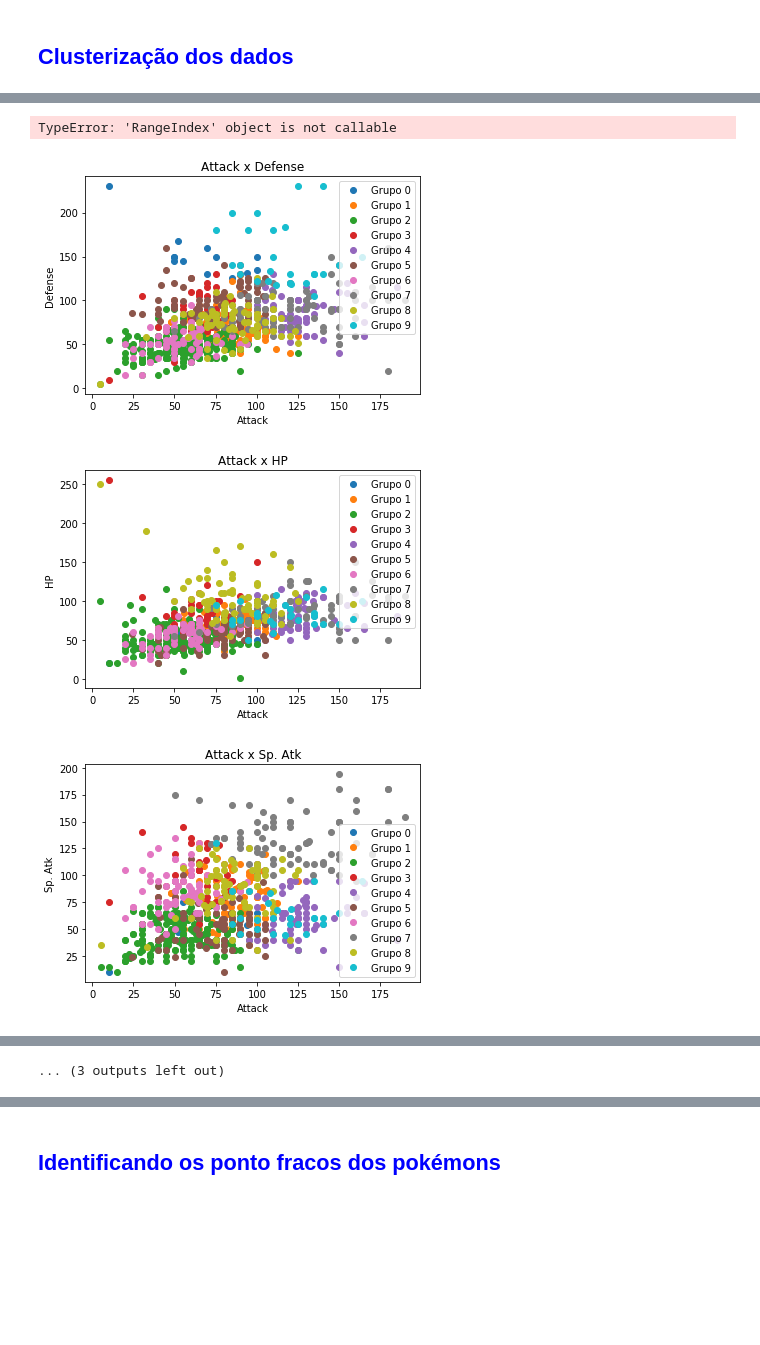
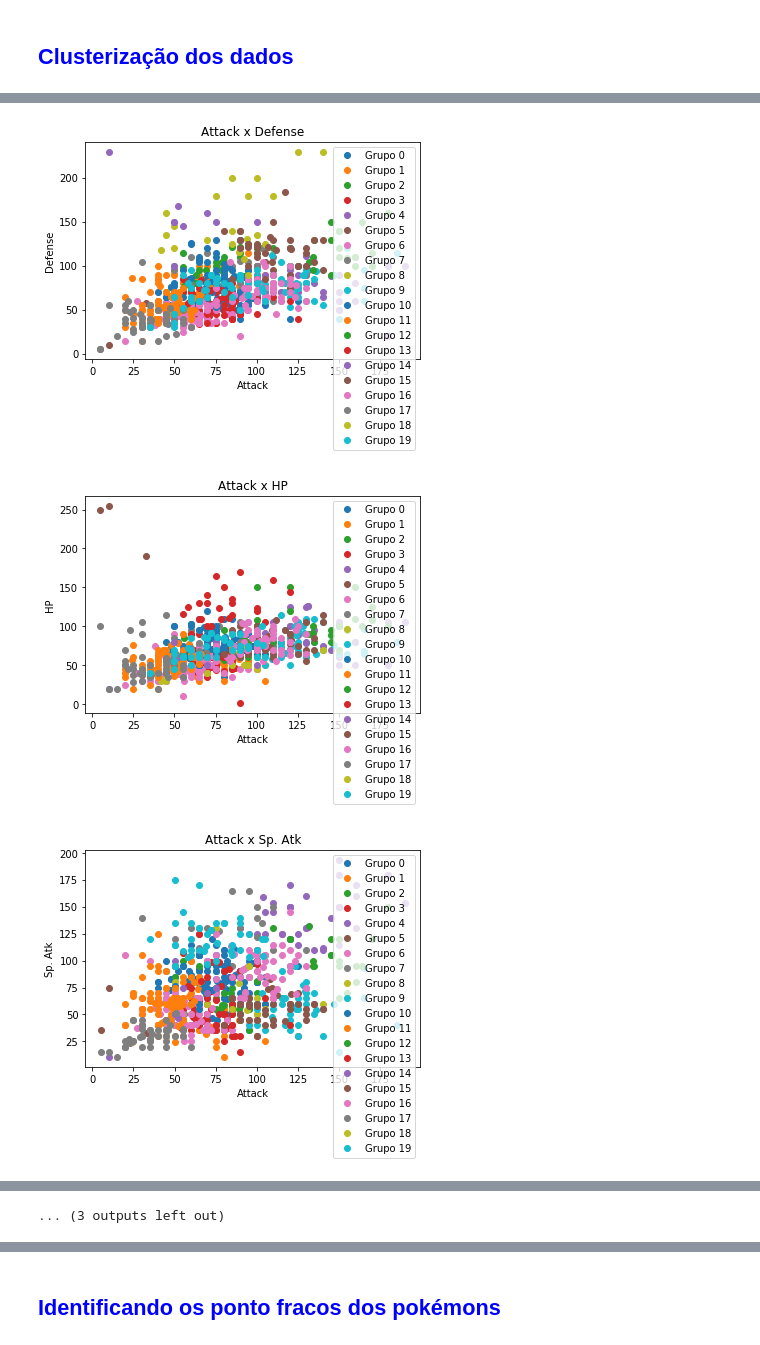
Before and after one commit to mauricioha/Projeto-3---CD, a Jupyter notebook: P3.ipynb, the cells around one changed output, grey strips where cells are left out. Drawn from its saved outputs; the diff is of its cells as text; code cells hidden in the pictures; blank space fills up the shorter version.

Commit message:
Maurício
Arrumei o código do pokemon e coloquei input. Realoquei ele porque estava antes da clusterização.

```diff
--- a/P3.ipynb
+++ b/P3.ipynb
@@ -45,7 +44,7 @@ Nota-se que, através da análise dos atributos de ataque, defesa, velocidade, H
 # %%
 #Clusterização dos dados, considerando os 6 atributos do pokémon. Código baseado em "clustering_SKL.ipynb" da aula 27
 dados_entrada = pokedex.loc[:,("Attack", "Defense", "Sp. Atk","Sp. Def",'Speed',"HP")]
-ten_means = cluster.MiniBatchKMeans(n_clusters=10)
+ten_means = cluster.MiniBatchKMeans(n_clusters=20)
 ten_means.fit(dados_entrada)
 saida = ten_means.predict(dados_entrada)
 saida
@@ -70,21 +69,7 @@ array([2, 6, 3, 7, 2, 6, 1, 7, 7, 2, 5, 3, 7, 2, 2, 6, 2, 2, 1, 4, 2, 2,
-# %%
-import numpy as np
-
-pokebas = "Charizard"
-grupo=[]
-num_poke = pokedex[pokedex.Name==pokebas]['#']
-devolver = (conjunto["saida"][6])
-for elemento in conjunto["saida"]:
-    if elemento == devolver:
-        nomezito = (conjunto["saida"]== elemento).index()
-        nome_real = pokedex[pokedex["#"==elemento]['Name']]
-        grupo.append(nome_real)
-print(grupo)
-# %% [output]
-TypeError: 'RangeIndex' object is not callable
 # %%
 conjunto = dados_entrada.copy()
 conjunto["saida"] = saida
+pokedex['saida'] = saida
 
 grupo0 = conjunto[conjunto.saida==0]
 grupo1 = conjunto[conjunto.saida==1]
@@ -96,6 +81,21 @@ grupo6 = conjunto[conjunto.saida==6]
 grupo7 = conjunto[conjunto.saida==7]
 grupo8 = conjunto[conjunto.saida==8]
 grupo9 = conjunto[conjunto.saida==9]
+grupo10 = conjunto[conjunto.saida==10]
+grupo11 = conjunto[conjunto.saida==11]
+grupo12 = conjunto[conjunto.saida==12]
+grupo13 = conjunto[conjunto.saida==13]
+grupo14 = conjunto[conjunto.saida==14]
+grupo15 = conjunto[conjunto.saida==15]
+grupo16 = conjunto[conjunto.saida==16]
+grupo17 = conjunto[conjunto.saida==17]
+grupo18 = conjunto[conjunto.saida==18]
+grupo19 = conjunto[conjunto.saida==19]
+# grupo20 = conjunto[conjunto.saida==20]
+# grupo21 = conjunto[conjunto.saida==21]
+# grupo22 = conjunto[conjunto.saida==22]
+# grupo23 = conjunto[conjunto.saida==23]
+# grupo24 = conjunto[conjunto.saida==24]
 
 
 #Comparar de dois a dois (combinação de 6 dois a dois)
@@ -104,33 +104,49 @@ def plota_grafico(atributo1, atributo2):
     plt.plot(grupo1["{}".format(atributo1)], grupo1["{}".format(atributo2)], "o", label='Grupo 1')
     plt.plot(grupo2["{}".format(atributo1)], grupo2["{}".format(atributo2)], "o", label='Grupo 2')
     plt.plot(grupo3["{}".format(atributo1)], grupo3["{}".format(atributo2)], "o", label='Grupo 3')
     plt.plot(grupo4["{}".format(atributo1)], grupo4["{}".format(atributo2)], "o", label='Grupo 4')
     plt.plot(grupo5["{}".format(atributo1)], grupo5["{}".format(atributo2)], "o", label='Grupo 5')
     plt.plot(grupo6["{}".format(atributo1)], grupo6["{}".format(atributo2)], "o", label='Grupo 6')
     plt.plot(grupo7["{}".format(atributo1)], grupo7["{}".format(atributo2)], "o", label='Grupo 7')
     plt.plot(grupo8["{}".format(atributo1)], grupo8["{}".format(atributo2)], "o", label='Grupo 8')
     plt.plot(grupo9["{}".format(atributo1)], grupo9["{}".format(atributo2)], "o", label='Grupo 9')
+    plt.plot(grupo10["{}".format(atributo1)], grupo10["{}".format(atributo2)], "o", label='Grupo 10')
+    plt.plot(grupo11["{}".format(atributo1)], grupo11["{}".format(atributo2)], "o", label='Grupo 11')
+    plt.plot(grupo12["{}".format(atributo1)], grupo12["{}".format(atributo2)], "o", label='Grupo 12')
+    plt.plot(grupo13["{}".format(atributo1)], grupo13["{}".format(atributo2)], "o", label='Grupo 13')
+    plt.plot(grupo14["{}".format(atributo1)], grupo14["{}".format(atributo2)], "o", label='Grupo 14')
+    plt.plot(grupo15["{}".format(atributo1)], grupo15["{}".format(atributo2)], "o", label='Grupo 15')
+    plt.plot(grupo16["{}".format(atributo1)], grupo16["{}".format(atributo2)], "o", label='Grupo 16')
+    plt.plot(grupo17["{}".format(atributo1)], grupo17["{}".format(atributo2)], "o", label='Grupo 17')
+    plt.plot(grupo18["{}".format(atributo1)], grupo18["{}".format(atributo2)], "o", label='Grupo 18')
+    plt.plot(grupo19["{}".format(atributo1)], grupo19["{}".format(atributo2)], "o", label='Grupo 19')
+#     plt.plot(grupo20["{}".format(atributo1)], grupo20["{}".format(atributo2)], "o", label='Grupo 20')
+#     plt.plot(grupo21["{}".format(atributo1)], grupo21["{}".format(atributo2)], "o", label='Grupo 21')
+#     plt.plot(grupo22["{}".format(atributo1)], grupo22["{}".format(atributo2)], "o", label='Grupo 22')
+#     plt.plot(grupo23["{}".format(atributo1)], grupo23["{}".format(atributo2)], "o", label='Grupo 23')
+#     plt.plot(grupo24["{}".format(atributo1)], grupo24["{}".format(atributo2)], "o", label='Grupo 24')
+
     plt.xlabel("{}".format(atributo1))
     plt.ylabel("{}".format(atributo2))
     plt.title("{} x {}".format(atributo1,atributo2))
     plt.legend()
     plt.show()
 plota_grafico("Attack","Defense")
 plota_grafico("Attack","HP")
 plota_grafico("Attack","Sp. Atk")
 plota_grafico("Attack", "Speed")
 plota_grafico("Attack","Sp. Def")
 plota_grafico("Defense","HP")
 plota_grafico("Defense","Sp. Atk")
 plota_grafico("Defense","Sp. Def")
 plota_grafico("Defense","Speed")
 plota_grafico("HP", "Sp. Atk")
 plota_grafico("HP","Sp. Def")
 plota_grafico("HP", "Speed")
 plota_grafico("Sp. Atk","Speed")
 plota_grafico("Sp. Atk", "Sp. Def")
 plota_grafico("Sp. Def", "Speed")
 # %% [output]
-[figure, old version]
+[figure, new version]
-[figure, old version]
+[figure, new version]
-[figure, old version]
+[figure, new version]
```
Also changed, not shown: parts of 7 cells of this notebook.
